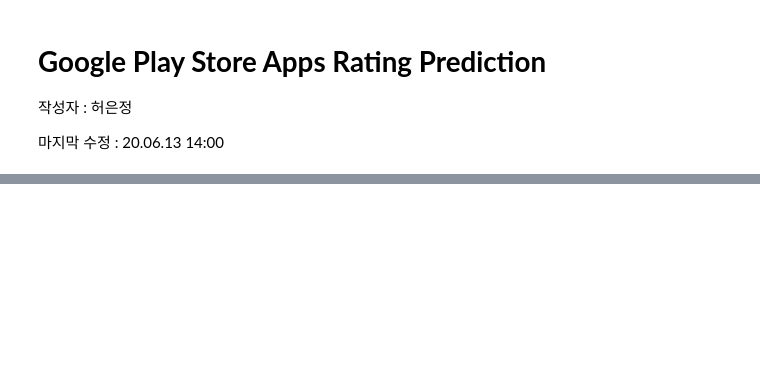
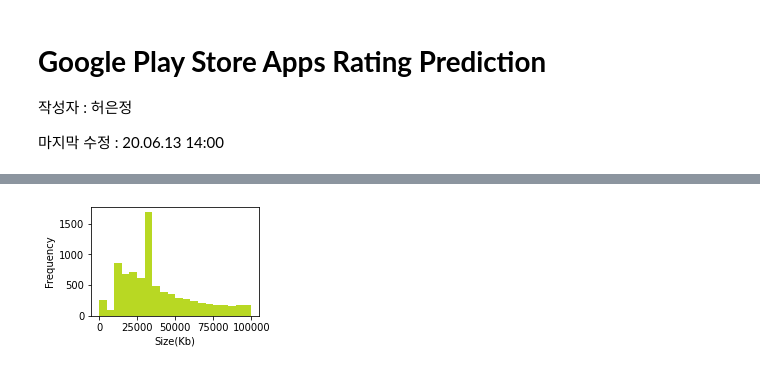
Before and after one commit to GullyMac/PlayStore, a Jupyter notebook: playstore.ipynb, the cells around one changed output, grey strips where cells are left out. Saved outputs shown, nothing was run; the diff lists cells and outputs as text; code cells hidden in the pictures; blank space fills up the shorter version.

```diff
--- a/playstore.ipynb
+++ b/playstore.ipynb
@@ -969,0 +144,9 @@ plt.barh(train_X.columns, model.coef_, color='#ffbc00')
+# %%
+# Size 변수 -> 결측치 median으로 대체
+plt.figure(figsize=(3,2))
+plt.xlabel('Size(Kb)')
+plt.ylabel('Frequency')
+plt.hist(data.Size, bins=20, color='#b8d823')
+plt.show()
+# %% [output]
+[figure, added]
```
Also changed, not shown: parts of 144 cells of this notebook.
